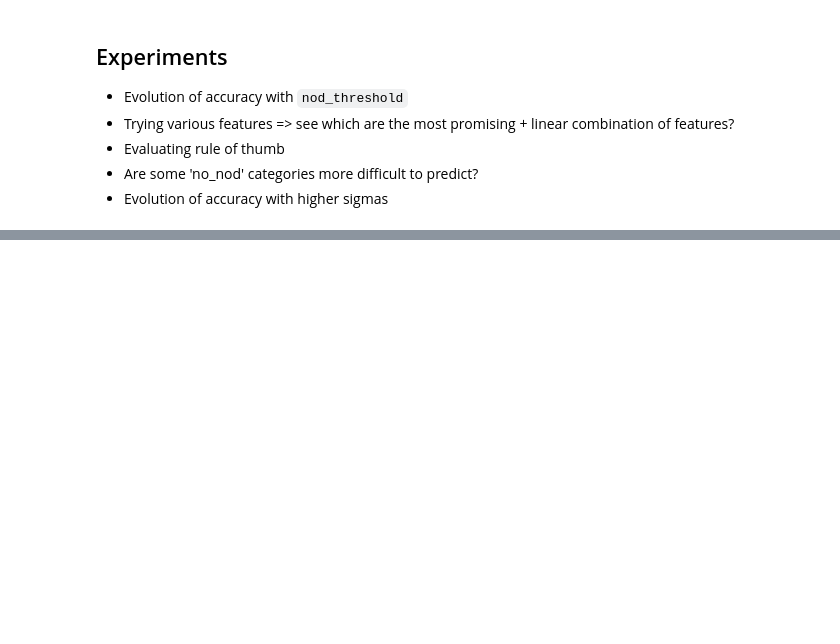
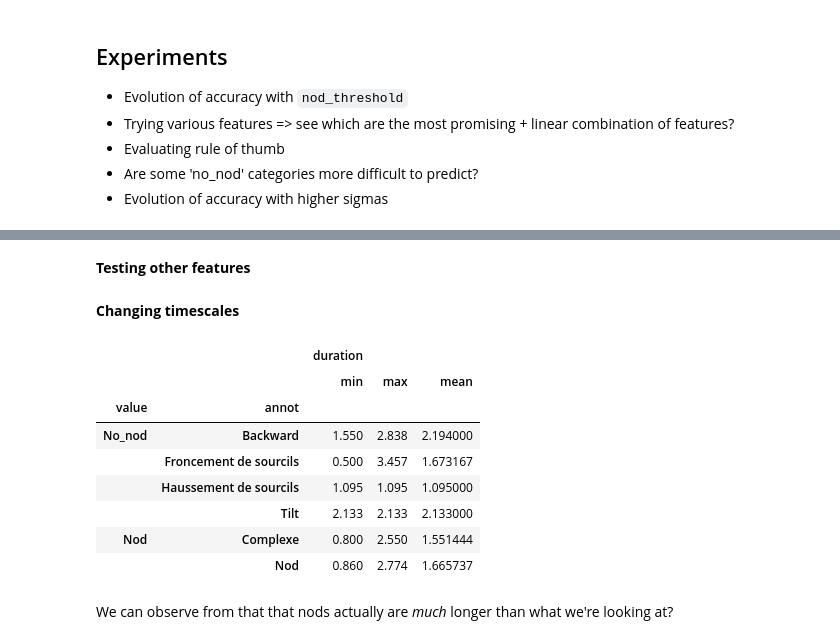
Before and after one commit to ejmaes/HMAD_prediction, a Jupyter notebook: prediction.ipynb, the cells around one changed output, grey strips where cells are left out. Saved outputs shown, nothing was run; the diff lists cells and outputs as text; code cells hidden in the pictures; blank space fills up the shorter version.

```diff
--- a/prediction.ipynb
+++ b/prediction.ipynb
@@ -237,0 +383,2 @@ column = 'pitch'
+# %% [markdown]
+**Testing other features**
@@ -237,0 +387,20 @@ column = 'pitch'
+# %% [markdown]
+**Changing timescales**
+# %%
+nods_c = nods.copy(deep=True)
+nods_c['duration'] = nods_c.tmax - nods_c.tmin
+nods_c.groupby(by=['value', 'annot']).agg({
+    'duration':['min', 'max', 'mean']
+})
+# %% [output]
+|  |  | duration |  |  |
+|  |  | min | max | mean |
+| value | annot |  |  |  |
+| No_nod | Backward | 1.550 | 2.838 | 2.194000 |
+|  | Froncement de sourcils | 0.500 | 3.457 | 1.673167 |
+|  | Haussement de sourcils | 1.095 | 1.095 | 1.095000 |
+|  | Tilt | 2.133 | 2.133 | 2.133000 |
+| Nod | Complexe | 0.800 | 2.550 | 1.551444 |
+|  | Nod | 0.860 | 2.774 | 1.665737 |
+# %% [markdown]
+We can observe from that that nods actually are _much_ longer than what we're looking at?
```
Also changed, not shown: parts of 16 cells of this notebook, 1 other file.
